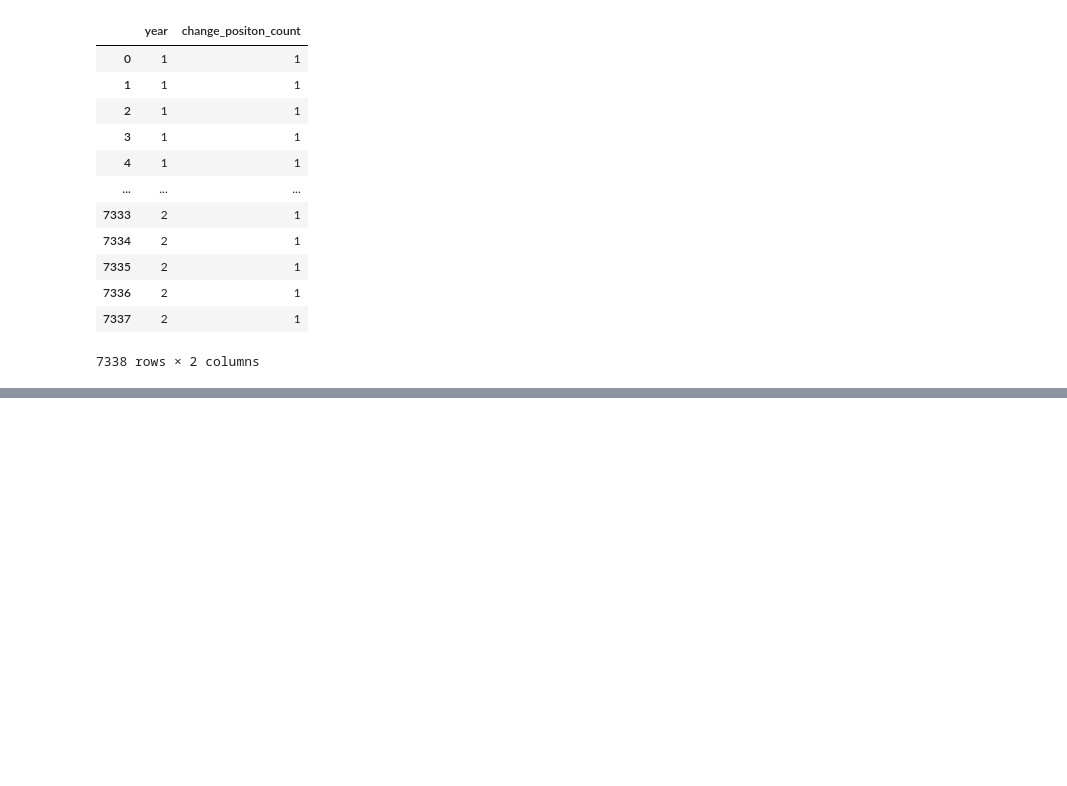
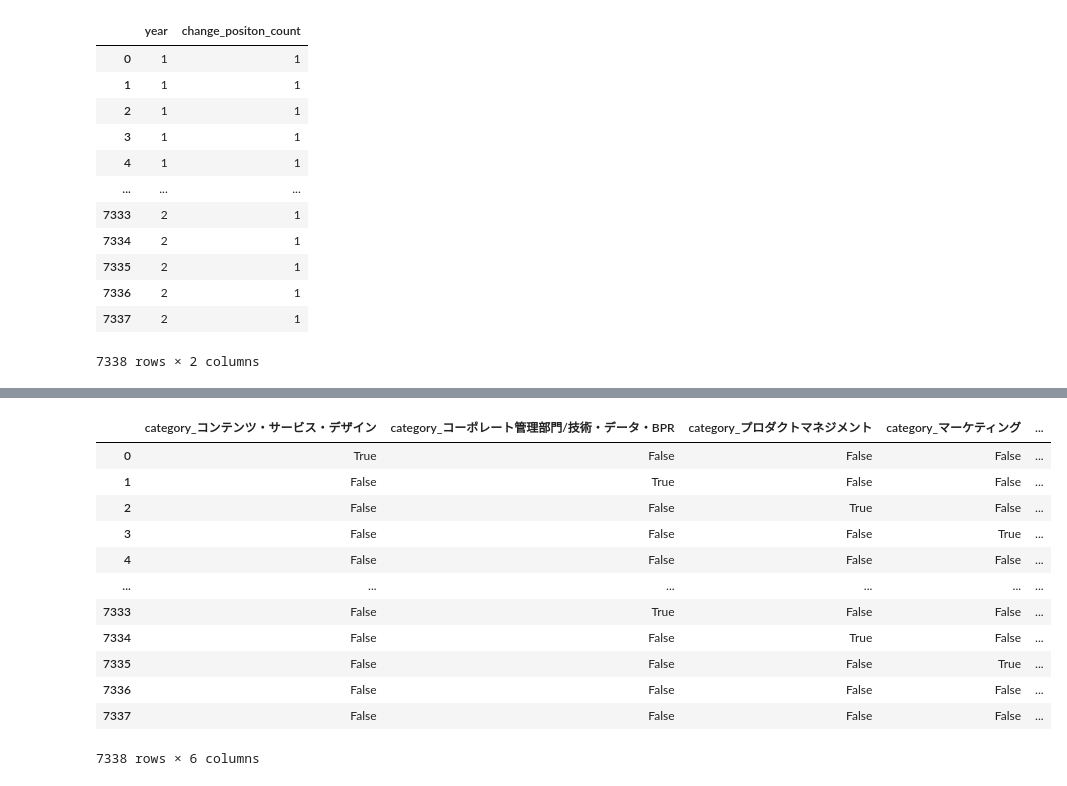
Before and after one commit to emon0415/atmaCup_20_250804, a Jupyter notebook: ml.ipynb, the cells around one changed output, grey strips where cells are left out. Drawn from its saved outputs; the diff is of its cells as text; code cells hidden in the pictures; blank space fills up the shorter version.

```diff
--- a/ml.ipynb
+++ b/ml.ipynb
@@ -239,5 +251,36 @@ ax.grid
 # %%
 #
+
+# この関数は、input_df という名前でPandasのデータフレーム (pd.DataFrame) を受け取ります
 def create_category_one_hot_encoding_feture(input_df: pd.DataFrame):
-    column_name = "Category"
-    unique_values = inp
+    # 列の名前 ("category") を、column_name という変数に格納
+    column_name = "category"
+    # input_df データフレームから category 列（input_df[column_name]）を取り出し、
+    # .unique() を使って重複しないカテゴリの種類をすべてリストアップ
+    unique_values = input_df[column_name].unique()
+    # category 列をカテゴリ型データに変換しています。
+    # categories=unique_values と指定することで、カテゴリの順序を unique_values の順番に固定
+    cat_series = pd.Categorical(input_df[column_name], categories=unique_values)
+    # カテゴリ型のデータ (cat_series) を受け取り、ワンホットエンコーディングを実行
+    df_dummy = pd.get_dummies(cat_series, prefix=column_name)
+    # データフレームの列名（df_dummy.columns）を一度リスト形式に変換し、
+    # それを再度列名として設定し直しています。必須ではありません。
+    df_dummy.columns = df_dummy.columns.tolist()
+
+    return df_dummy
+
+create_category_one_hot_encoding_feture(df_train)
+# %% [output]
+|  | category_コンテンツ・サービス・デザイン | category_コーポレート管理部門/技術・データ・BPR | category_プロダクトマネジメント | category_マーケティング | ... |
+| 0 | True | False | False | False | ... |
+| 1 | False | True | False | False | ... |
+| 2 | False | False | True | False | ... |
+| 3 | False | False | False | True | ... |
+| 4 | False | False | False | False | ... |
+| ... | ... | ... | ... | ... | ... |
+| 7333 | False | True | False | False | ... |
+| 7334 | False | False | True | False | ... |
+| 7335 | False | False | False | True | ... |
+| 7336 | False | False | False | False | ... |
+| 7337 | False | False | False | False | ... |
+7338 rows × 6 columns
```
Also changed, not shown: parts of 21 cells of this notebook.
